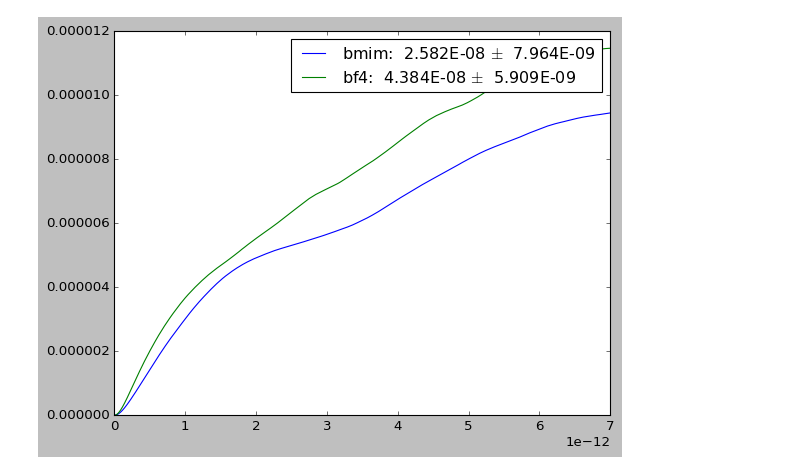
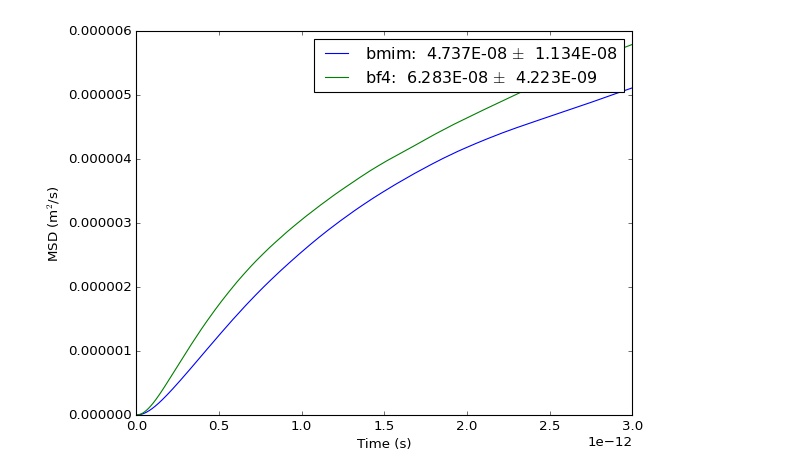
Before and after one commit to zincware/MDSuite, a Jupyter notebook: docs/source/_user_guide/bmim_bf4_example.ipynb, the cells around one changed output. Drawn from its saved outputs; the diff is of its cells as text; code cells hidden in the pictures.

Commit message:
Fix bmim example

```diff
--- a/docs/source/_user_guide/bmim_bf4_example.ipynb
+++ b/docs/source/_user_guide/bmim_bf4_example.ipynb
@@ -16,12 +12,11 @@ import time
 # %%
-start = time.time()
 filename = '/data/stovey/bmim_classical/nvtdump.lammpstrj'
 bmim_bf4 = mds.Experiment(analysis_name='bmim_bf4',
                           time_step=0.1,
                           temperature=300.0,
                           units='real',
                           cluster_mode=False,
-                         storage_path='/data/stovey/bmim_classical/')
-bmim_bf4.add_data(trajectory_file=filename)
+                          storage_path='/Users/samueltovey/work/Sam')
+#bmim_bf4.add_data(trajectory_file=filename)
 # %% [output]
 This experiment already exists! I'll load it up now.
@@ -112,3 +120,3 @@ bmim_bf4.run_computation.RadialDistributionFunction(plot=True, number_of_configu
 # %%
-bmim_bf4.run_computation.EinsteinDiffusionCoefficients(plot=True, data_range=70000, correlation_time=1000, molecules=True)
+bmim_bf4.run_computation.EinsteinDiffusionCoefficients(plot=True, data_range=30000, correlation_time=1000, molecules=True)
 # %% [output]
@@ -116 +124 @@ bmim_bf4.run_computation.EinsteinDiffusionCoefficients(plot=True, data_range=700
-[figure, old version]
+[figure, new version]
```
Also changed, not shown: parts of 20 cells of this notebook.
